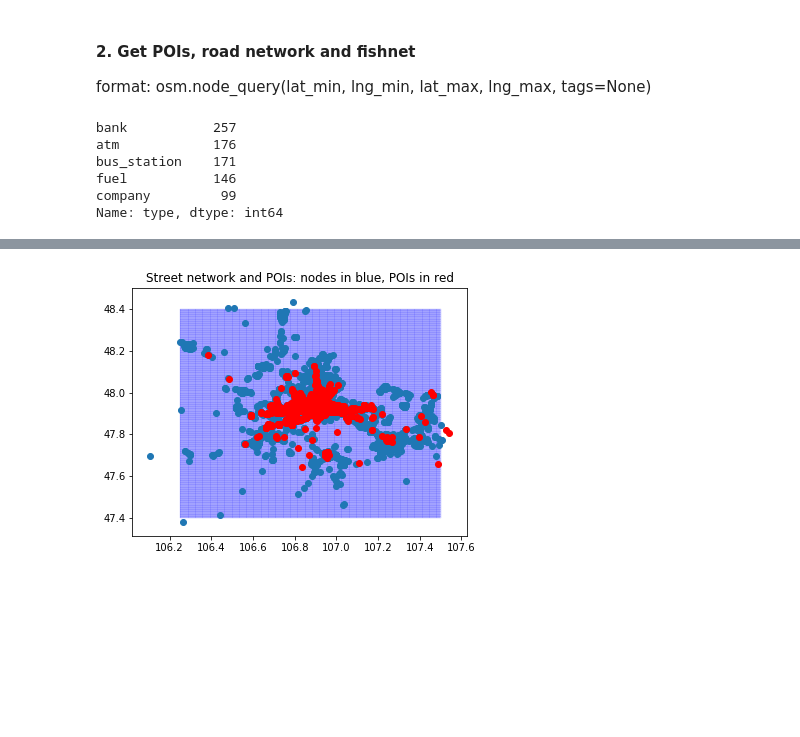
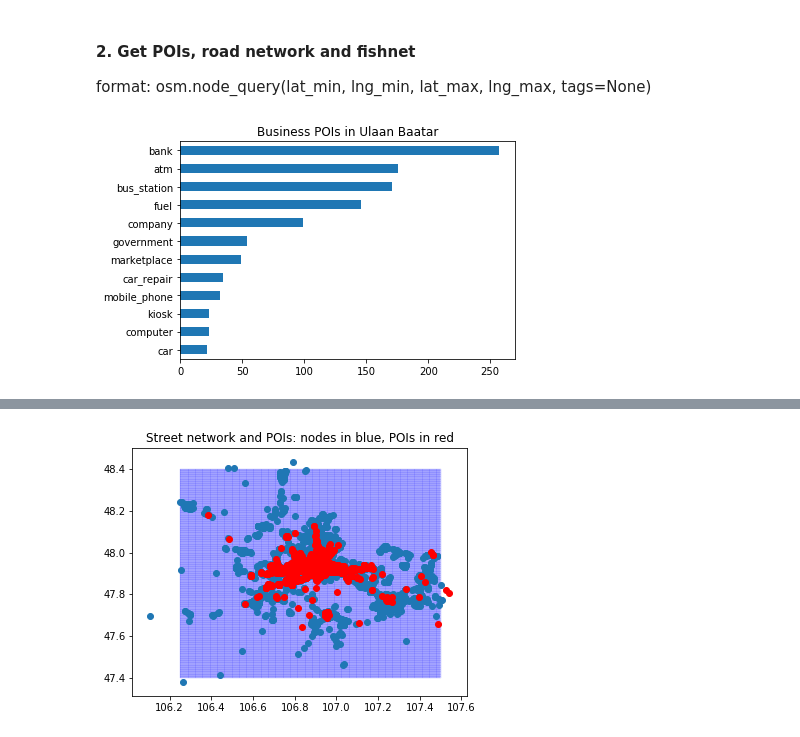
Before and after one commit to GFDRR/network_analysis, a Jupyter notebook: accessibility_UB2.ipynb, the cells around one changed output, grey strips where cells are left out. Saved outputs shown, nothing was run; the diff lists cells and outputs as text; code cells hidden in the pictures; blank space fills up the shorter version.

```diff
--- a/accessibility_UB2.ipynb
+++ b/accessibility_UB2.ipynb
@@ -71,15 +71,12 @@ pois_res['geometry'] = (list(zip(pois_res.lon,pois_res.lat)))
 pois_res['geometry'] = pois_res.geometry.apply(lambda x: Point(x))
 
 pois_res = pois_res[pois_res['type'] != 'bank']
-# %%
-pois_business['type'].value_counts().head()
-# %% [output]
-bank           257
-atm            176
-bus_station    171
-fuel           146
-company         99
-Name: type, dtype: int64
+# %%
+pois_business['type'].value_counts()[:12].plot(kind='barh')
+plt.gca().invert_yaxis()
+plt.title('Business POIs in Ulaan Baatar');
+# %% [output]
+[figure, added]
 # %%
 network = osm.pdna_network_from_bbox(coords_custom[0], coords_custom[1], coords_custom[2], coords_custom[3], network_type='drive')
 # %% [output]
```
Also changed, not shown: parts of 3 cells of this notebook, 35 other files.
